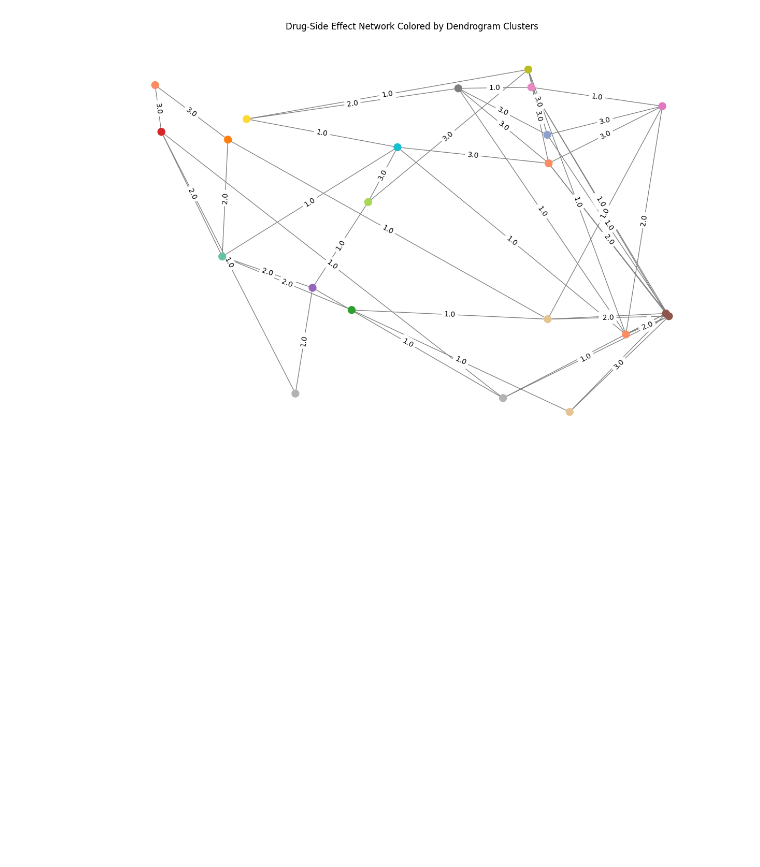
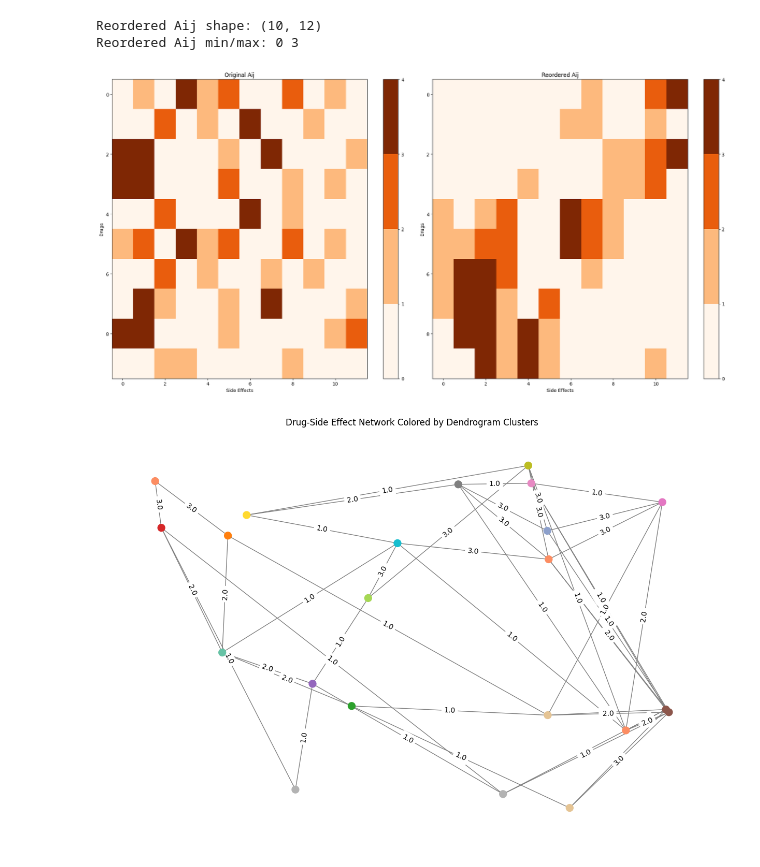
Before and after one commit to christineschutt/LatentDistanceModel, a Jupyter notebook: latent_distance/plotting.ipynb, the cells around one changed output. Cells and saved outputs as stored; diff of their text form; code cells hidden in the pictures; blank space fills up the shorter version.

```diff
--- a/latent_distance/plotting.ipynb
+++ b/latent_distance/plotting.ipynb
@@ -374,3 +448,9 @@ plots1 = create_plots(links, Aij, drug_emb, effect_emb, dim_reduction="MDS", see
+# %%
+plots1.plot_reorder_Aij()
+# %% [output]
+Reordered Aij shape: (10, 12)
+Reordered Aij min/max: 0 3
+[figure, added]
 # %%
 plots1.links_space_clustered()
 # %% [output]
```
Also changed, not shown: parts of 17 cells of this notebook, 1 other file.
